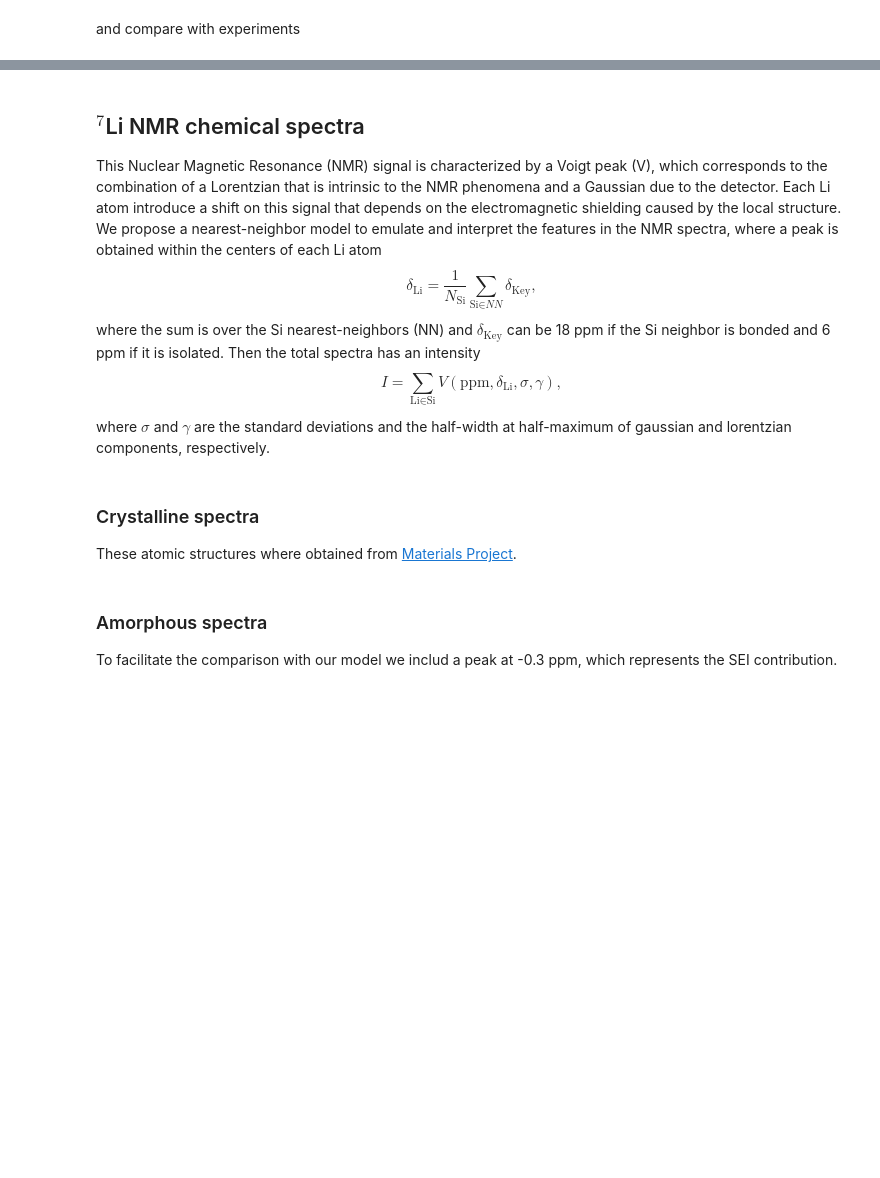
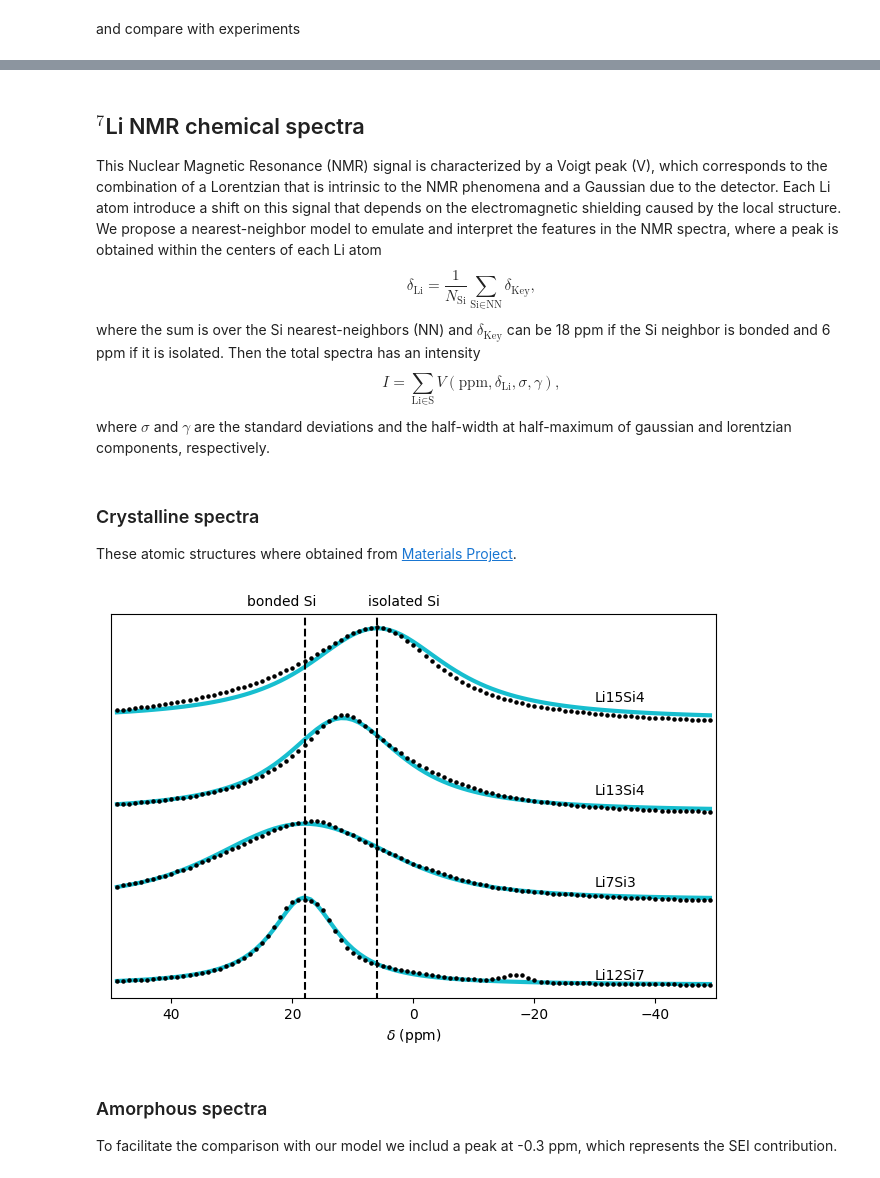
Before and after one commit to fernandezfran/macchiato, a Jupyter notebook: paper/pipeline.ipynb, the cells around one changed output, grey strips where cells are left out. Saved outputs shown, nothing was run; the diff lists cells and outputs as text; code cells hidden in the pictures; blank space fills up the shorter version.

Commit message:
crystalline NMR pipeline

```diff
--- a/paper/pipeline.ipynb
+++ b/paper/pipeline.ipynb
@@ -204,11 +224,11 @@ a-Li15Si4: 0.147957
 This Nuclear Magnetic Resonance (NMR) signal is characterized by a Voigt peak (V), which corresponds to the combination of a Lorentzian that is intrinsic to the NMR phenomena and a Gaussian due to the detector. Each Li atom introduce a shift on this signal that depends on the electromagnetic shielding caused by the local structure. We propose a nearest-neighbor model to emulate and interpret the features
 in the NMR spectra, where a peak is obtained within the centers of each Li atom
 $$
-\delta_{\text{Li}} = \frac{1}{N_{\text{Si}}} \sum_{\text{Si} \in \textit{NN}} \delta_{\text{Key}},
+\delta_{\text{Li}} = \frac{1}{N_{\text{Si}}} \sum_{\text{Si} \in \text{NN}} \delta_{\text{Key}},
 $$
 where the sum is over the Si nearest-neighbors (NN) and $\delta_{\text{Key}}$ can be 18 ppm if the Si neighbor is bonded and 6 ppm if it is isolated. Then the total spectra has an intensity
 $$
-I = \sum_{\text{Li} \in \text{Si}} V(\text{ppm}, \delta_{\text{Li}}, \sigma, \gamma),
+I = \sum_{\text{Li} \in \text{S}} V(\text{ppm}, \delta_{\text{Li}}, \sigma, \gamma),
 $$
 where $\sigma$ and $\gamma$ are the standard deviations and the half-width at half-maximum of gaussian and lorentzian components, respectively.
 # %% [markdown]
@@ -216,7 +236,53 @@ where $\sigma$ and $\gamma$ are the standard deviations and the half-width at ha
 
 These atomic structures where obtained from [Materials Project](https://materialsproject.org/).
 # %%
-# code here
+from macchiato.experiments.nmr import ChemicalShiftCenters, ChemicalShiftWidth
+
+x, universes, experimental_data = upload_data.for_crystalline_nmr()
+
+fig, ax = plt.subplots()
+
+for i, (u, experiment) in enumerate(zip(universes, experimental_data)):
+    # experimental data
+    background = experiment.iloc[:, 1].min()
+    ppm = experiment.iloc[:, 0].to_numpy().reshape(-1, 1)
+    target = (experiment.iloc[:, 1] - background).to_numpy()
+
+    # calculate the centers of each Li atom
+    csc = ChemicalShiftCenters(u)
+    csc.fit(ppm)
+
+    # fit the width of the spectra to the experiment
+    csw = ChemicalShiftWidth(csc)
+    csw.fit(ppm, target)
+
+    # prediction
+    pred = background + csw.predict(ppm)
+    target += background
+
+    # plot
+    ax.plot(ppm, 1.25 * i + pred, color="tab:cyan", linewidth=3, zorder=1)
+    ax.scatter(ppm, 1.25 * i + target, s=5, color="k", zorder=2)
+
+# plot config
+ax.set_xlim((50, -50))
+ax.set_xlabel(r"$\delta$ (ppm)")
+
+ax.set_ylim((7.5, 16.2))
+ax.set_yticks([])
+
+ax.text(27.5, 16.4, "bonded Si")
+ax.vlines(18.0, 6, 17, color="k", linestyles="dashed")
+ax.text(7.5, 16.4, "isolated Si")
+ax.vlines(6.0, 6, 17, color="k", linestyles="dashed")
+
+for i, alloy in enumerate(["Li12Si7", "Li7Si3", "Li13Si4", "Li15Si4"]):
+    ax.text(-30, 7.5 + 2.1 * (i + 0.2), alloy)
+
+fig.tight_layout()
+plt.show()
+# %% [output]
+[figure, added]
 # %% [markdown]
 ### Amorphous spectra
 
```
Also changed, not shown: parts of 4 cells of this notebook, 1 other file.
